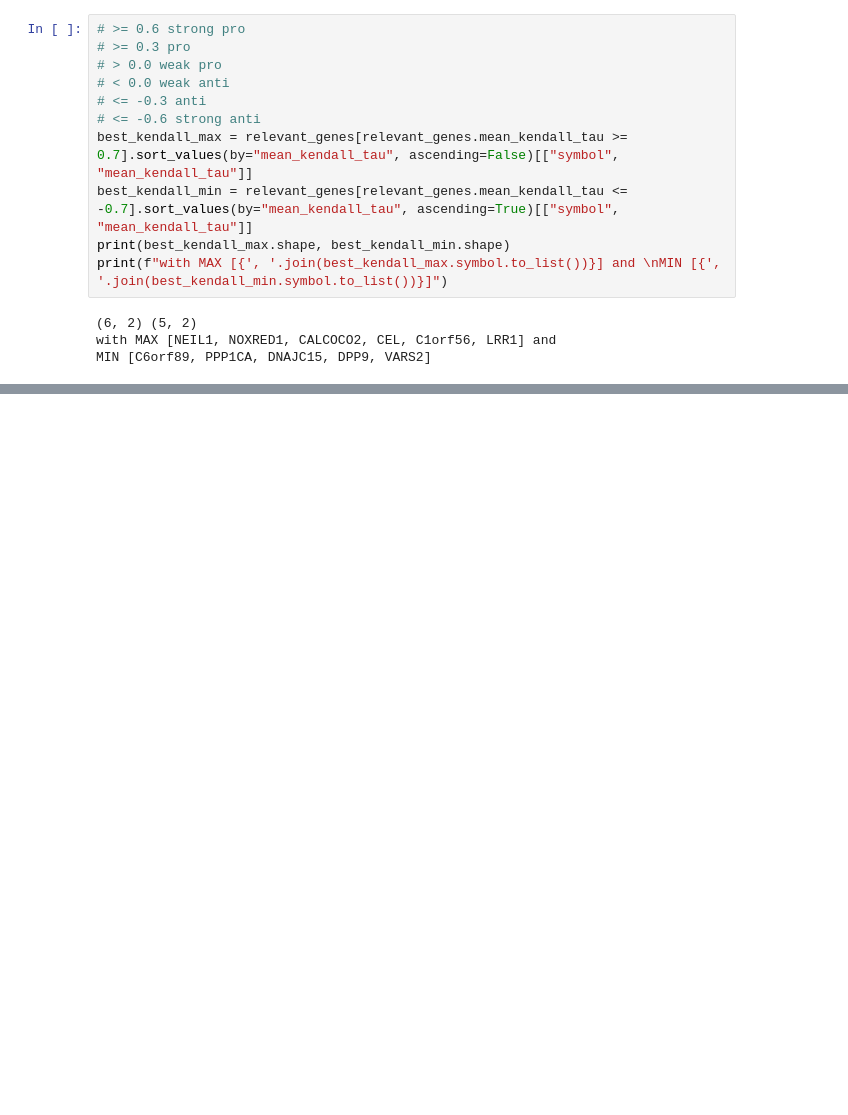
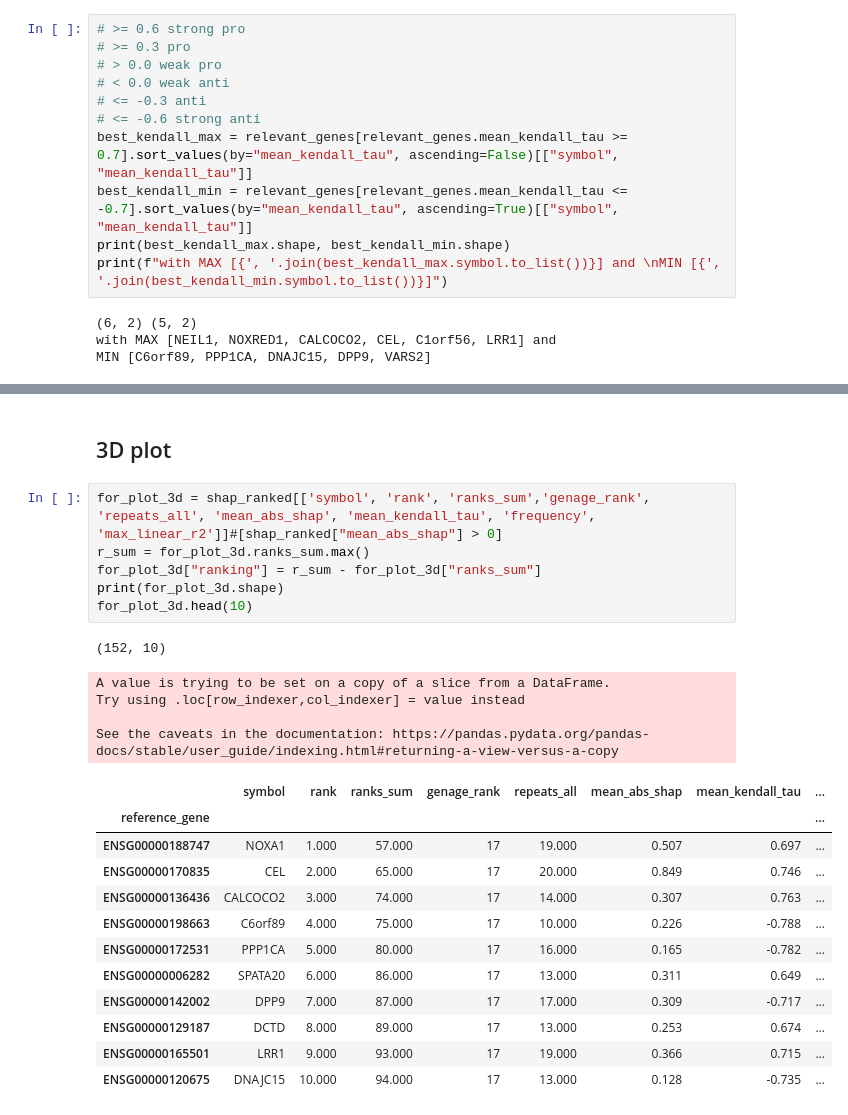
Before and after one commit to antonkulaga/yspecies, a Jupyter notebook: notebooks/results_intersections.ipynb, the cells around one changed output, grey strips where cells are left out. Drawn from its saved outputs; the diff is of its cells as text; blank space fills up the shorter version.

```diff
--- a/notebooks/results_intersections.ipynb
+++ b/notebooks/results_intersections.ipynb
@@ -572,0 +533,26 @@ shap_with_causal_linear_genage
+# %% [markdown]
+## 3D plot ##
+# %%
+for_plot_3d = shap_ranked[['symbol', 'rank', 'ranks_sum','genage_rank', 'repeats_all', 'mean_abs_shap', 'mean_kendall_tau', 'frequency', 'max_linear_r2']]#[shap_ranked["mean_abs_shap"] > 0]
+r_sum = for_plot_3d.ranks_sum.max()
+for_plot_3d["ranking"] = r_sum - for_plot_3d["ranks_sum"]
+print(for_plot_3d.shape)
+for_plot_3d.head(10)
+# %% [output]
+(152, 10)
+A value is trying to be set on a copy of a slice from a DataFrame.
+Try using .loc[row_indexer,col_indexer] = value instead
+
+See the caveats in the documentation: https://pandas.pydata.org/pandas-docs/stable/user_guide/indexing.html#returning-a-view-versus-a-copy
+|  | symbol | rank | ranks_sum | genage_rank | repeats_all | mean_abs_shap | mean_kendall_tau | ... |
+| reference_gene |  |  |  |  |  |  |  | ... |
+| ENSG00000188747 | NOXA1 | 1.000 | 57.000 | 17 | 19.000 | 0.507 | 0.697 | ... |
+| ENSG00000170835 | CEL | 2.000 | 65.000 | 17 | 20.000 | 0.849 | 0.746 | ... |
+| ENSG00000136436 | CALCOCO2 | 3.000 | 74.000 | 17 | 14.000 | 0.307 | 0.763 | ... |
+| ENSG00000198663 | C6orf89 | 4.000 | 75.000 | 17 | 10.000 | 0.226 | -0.788 | ... |
+| ENSG00000172531 | PPP1CA | 5.000 | 80.000 | 17 | 16.000 | 0.165 | -0.782 | ... |
+| ENSG00000006282 | SPATA20 | 6.000 | 86.000 | 17 | 13.000 | 0.311 | 0.649 | ... |
+| ENSG00000142002 | DPP9 | 7.000 | 87.000 | 17 | 17.000 | 0.309 | -0.717 | ... |
+| ENSG00000129187 | DCTD | 8.000 | 89.000 | 17 | 13.000 | 0.253 | 0.674 | ... |
+| ENSG00000165501 | LRR1 | 9.000 | 93.000 | 17 | 19.000 | 0.366 | 0.715 | ... |
+| ENSG00000120675 | DNAJC15 | 10.000 | 94.000 | 17 | 13.000 | 0.128 | -0.735 | ... |
```
Also changed, not shown: parts of 12 cells of this notebook, 5 other files.
